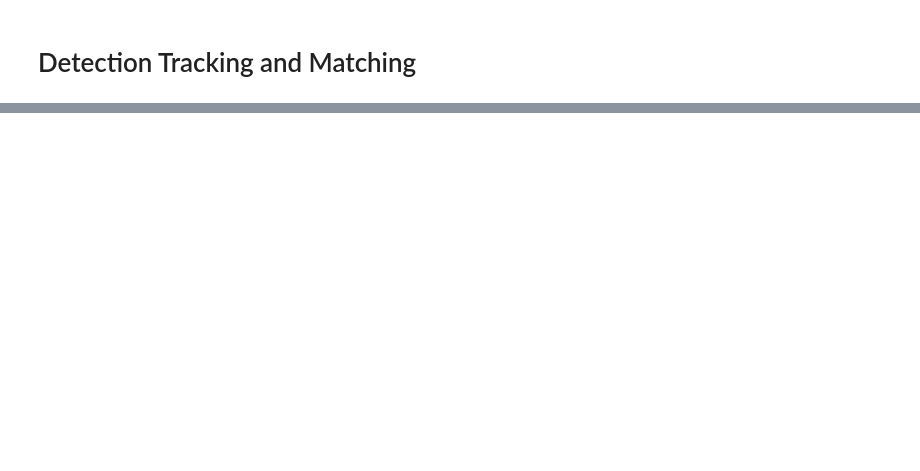
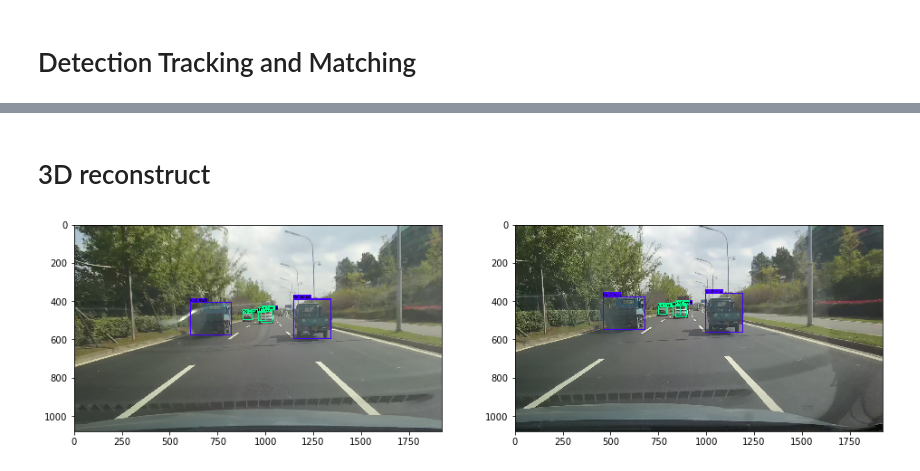
Before and after one commit to YuanxianH/BicycleBehaviorAnalysis, a Jupyter notebook: demo_loc.ipynb, the cells around one changed output, grey strips where cells are left out. Saved outputs shown, nothing was run; the diff lists cells and outputs as text; code cells hidden in the pictures; blank space fills up the shorter version.

Commit message:
fix template matching bug

```diff
--- a/demo_loc.ipynb
+++ b/demo_loc.ipynb
@@ -55,3 +55,15 @@ yolo3_deepsort/model_data/yolo_ori.h5 model, anchors, and classes loaded.
 # %% [markdown]
 # Detection Tracking and Matching
+# %%
+import time
+video_path = r"G:\binocular_video\20191022_022500_video.h265"
+cap = cv2.VideoCapture(video_path)
+w = int(cap.get(3))
+h = int(cap.get(4))
+fps = cap.get(5)
+
+write_flag = True
+if write_flag:
+    out = cv2.VideoWriter('result/road_test_BBA.avi',cv2.VideoWriter_fourcc(*'XVID'), fps, (w//2,2*h))
+fontsize = 25
 # %%
@@ -119,0 +149,2 @@ cv2.destroyAllWindows()
+# %% [markdown]
+# 3D reconstruct
@@ -119,0 +172,61 @@ cv2.destroyAllWindows()
+# %%
+# Read Images
+
+img_left = cv2.imread(r'G:\binocular_video\img\2000_left.jpg')
+img_right = cv2.imread(r'G:\binocular_video\img\2000_right.jpg')
+
+img_left_pil = Image.fromarray(img_left.copy()[...,::-1])
+img_right_pil = Image.fromarray(img_right.copy()[...,::-1])
+# %%
+# Detection and Matching
+h_img,w_img,_ = img_left.shape
+thickness = 50
+boxes,classes,scores = yolo.detect_image(img_left_pil)# detect object
+idx = []
+for i,box in enumerate(boxes):
+    l,t,w,h = box
+    # 去除位于图像边缘的目标
+    if (l<thickness or t<thickness or l+w>w_img-thickness or t+h>h_img-thickness)and (w*h<thickness**2):
+        continue
+    else:
+        idx.append(i)
+boxes = [boxes[i] for i in idx]
+classes = [classes[i] for i in idx]
+scores = [scores[i] for i in idx]
+
+boxes_matched = []
+boxes = np.array(boxes)# easier to compute
+img_left_draw = img_left_pil.copy()
+img_right_draw = img_right_pil.copy()
+for i,box in enumerate(boxes):
+    ret,search_patch,box_matched = match_images(img_left,img_right,box,offset=(-400,-40,0,40),
+                                   method = cv2.TM_CCOEFF_NORMED)# match two image
+    boxes_matched.append(box_matched)
+#     search_patches.append(search_patch)
+#     rets.append(ret)
+
+    object_id = '0'
+    object_class = classes[i]
+    color = yolo.colors[yolo.class_names.index(object_class)]
+    # draw boxes
+    box[2:] = box[2:] + box[:2]# ltwh 2 ltrb. Note boxes had been changed!!!!!
+    img_left_draw = draw_box(img_left_draw,box,object_id,object_class,color,20)
+    img_right_draw = draw_box(img_right_draw,box_matched,object_id,object_class,color,20)
+#     print("box_r",box_matched)
+
+boxes_matched = np.array(boxes_matched)
+
+img_left_show = np.asarray(img_left_draw)
+img_right_show = np.asarray(img_right_draw)
+plt.figure(figsize=(16,10))
+plt.subplot(121)
+plt.imshow(img_left_show)
+plt.subplot(122)
+plt.imshow(img_right_show)
+
+cv2.imshow('left',img_left_show[...,::-1])
+cv2.imshow('right',img_right_show[...,::-1])
+cv2.waitKey(0)
+cv2.destroyAllWindows()
+# %% [output]
+[figure, added]
```
Also changed, not shown: parts of 6 cells of this notebook, 3 other files.
